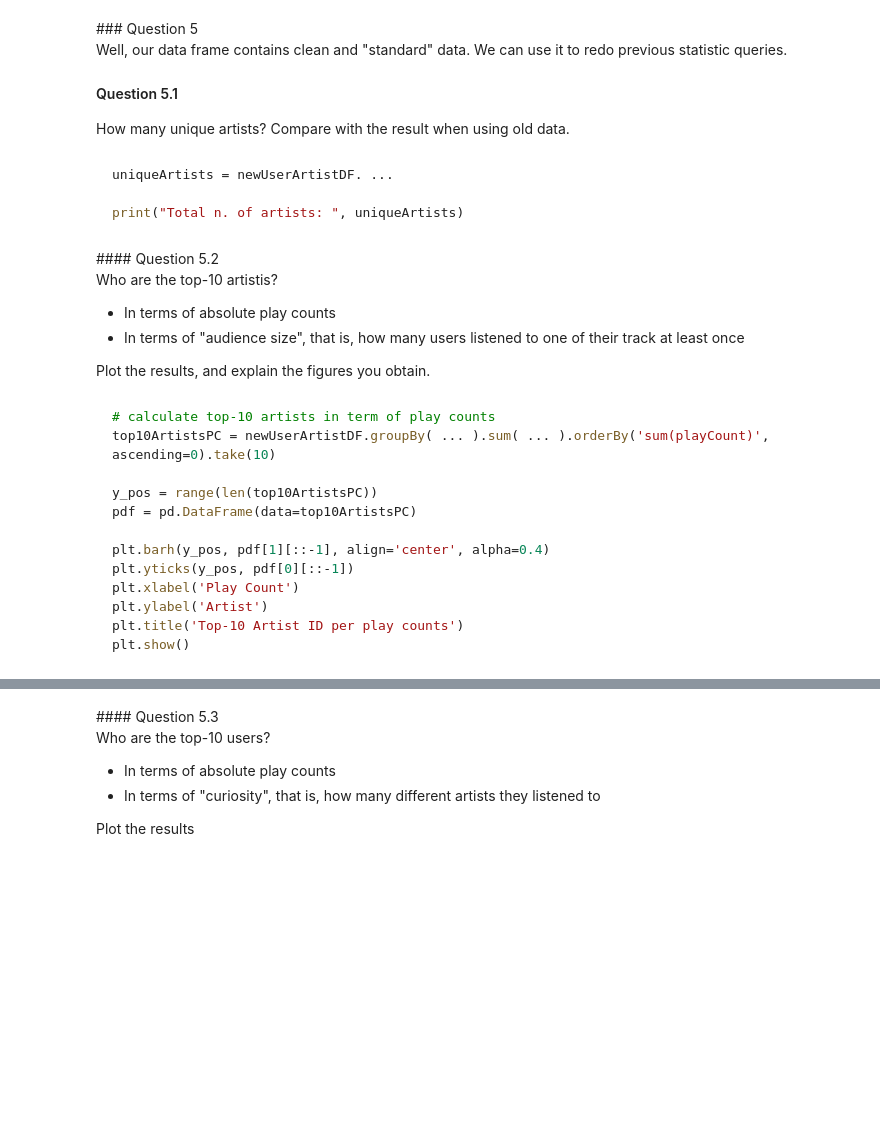
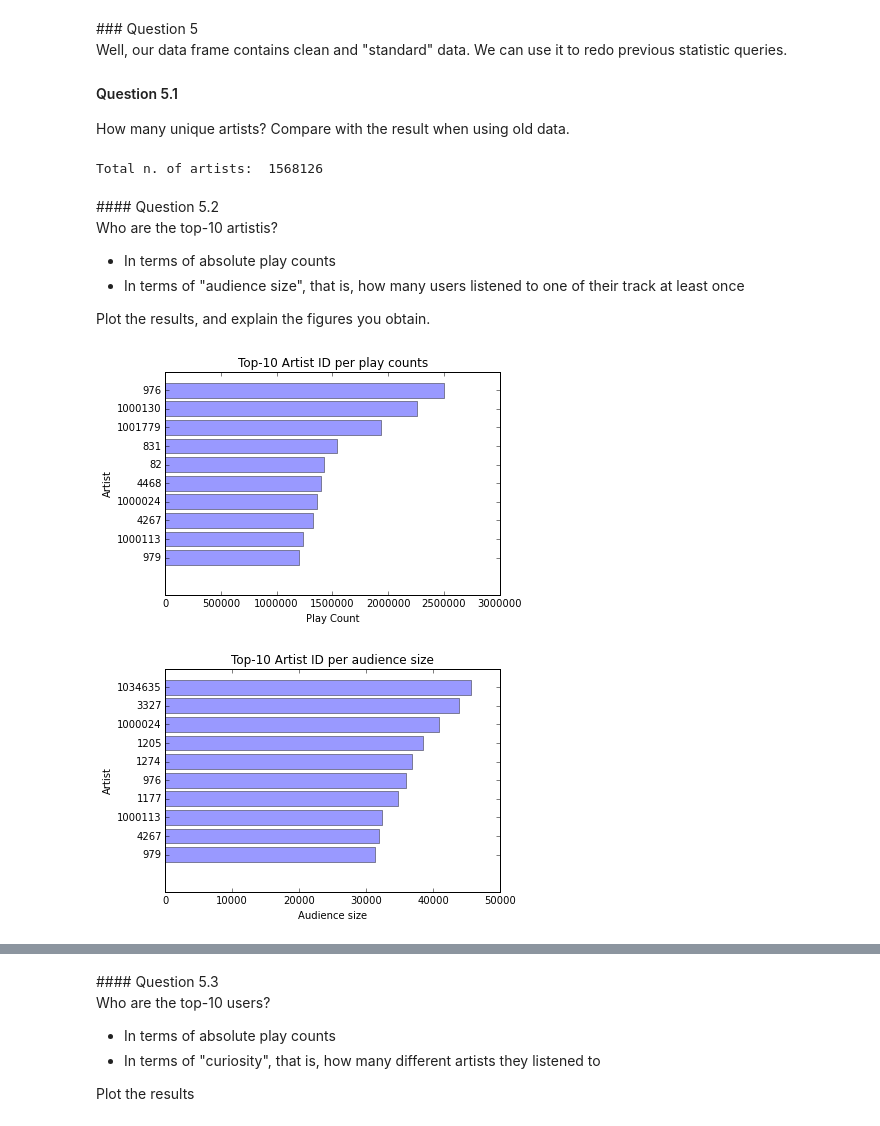
Before and after one commit to adriculteur/Algorithmic-Machine-Learning, a Jupyter notebook: Notebooks/[Lecture 3+4] Recommender algorithm - Music recommendations.ipynb, the cells around one changed output, grey strips where cells are left out. Drawn from its saved outputs; the diff is of its cells as text; code cells hidden in the pictures; blank space fills up the shorter version.

````diff
--- a/Notebooks/[Lecture 3+4] Recommender algorithm - Music recommendations.ipynb
+++ b/Notebooks/[Lecture 3+4] Recommender algorithm - Music recommendations.ipynb
@@ -511,0 +626,20 @@ newUserArtistDF = newUserArtistDF.cache()
+# %%
+from time import time
+
+bArtistAlias = sc.broadcast(artistAlias)
+
+def replaceMispelledIDs(fields):
+    finalID = bArtistAlias.value.get(fields[1] , fields[1])
+    return (fields[0] , finalID, fields[2])
+
+t0 = time()
+
+newUserArtistDF = sqlContext.createDataFrame(
+    userArtistDF.rdd.map(replaceMispelledIDs),
+    userArtistDataSchema
+)
+newUserArtistDF.show(5)
+t1 = time()
+
+print('The script takes %f seconds' %(t1-t0))
+newUserArtistDF = newUserArtistDF.cache()
@@ -522,12 +669,12 @@ Well, our data frame contains clean and "standard" data. We can use it to redo p
 #### Question 5.1
 
 How many unique artists? Compare with the result when using old data.
-# %% [markdown]
-```python
-uniqueArtists = newUserArtistDF. ...
-
-print("Total n. of artists: ", uniqueArtists)
-```
+# %%
+uniqueArtists = newUserArtistDF.select('artistID').distinct().count()
+
+print("Total n. of artists: ", uniqueArtists)
+# %% [output]
+Total n. of artists:  1568126
 # %% [markdown]
 <div class='anchor' ></div>
 #### Question 5.2
@@ -537,18 +684,32 @@ Who are the top-10 artistis?
   * In terms of "audience size", that is, how many users listened to one of their track at least once
 
 Plot the results, and explain the figures you obtain.
-# %% [markdown]
-```python
-# calculate top-10 artists in term of play counts
-top10ArtistsPC = newUserArtistDF.groupBy( ... ).sum( ... ).orderBy('sum(playCount)', ascending=0).take(10)
-
-y_pos = range(len(top10ArtistsPC))
-pdf = pd.DataFrame(data=top10ArtistsPC)
-
-plt.barh(y_pos, pdf[1][::-1], align='center', alpha=0.4)
-plt.yticks(y_pos, pdf[0][::-1])
-plt.xlabel('Play Count')
-plt.ylabel('Artist')
-plt.title('Top-10 Artist ID per play counts')
-plt.show()
-```
+# %%
+# calculate top-10 artists in term of play counts
+top10ArtistsPC = newUserArtistDF.groupBy('artistID').sum('playCount').orderBy('sum(playCount)', ascending=0).take(10)
+
+y_pos = range(len(top10ArtistsPC))
+pdf = pd.DataFrame(data=top10ArtistsPC)
+
+plt.barh(y_pos, pdf[1][::-1], align='center', alpha=0.4)
+plt.yticks(y_pos, pdf[0][::-1])
+plt.xlabel('Play Count')
+plt.ylabel('Artist')
+plt.title('Top-10 Artist ID per play counts')
+plt.show()
+
+# calculate top-10 artists in terms of audience size
+top10ArtistsAS = newUserArtistDF.select(['artistID','userID']).distinct().groupby('artistID').count().orderBy('count', ascending=False).take(10)
+
+y_pos = range(len(top10ArtistsAS))
+pdf = pd.DataFrame(data=top10ArtistsAS)
+
+plt.barh(y_pos, pdf[1][::-1], align='center', alpha=0.4)
+plt.yticks(y_pos, pdf[0][::-1])
+plt.xlabel('Audience size')
+plt.ylabel('Artist')
+plt.title('Top-10 Artist ID per audience size')
+plt.show()
+# %% [output]
+[figure, added]
+[figure, added]
````
Also changed, not shown: parts of 41 cells of this notebook.
